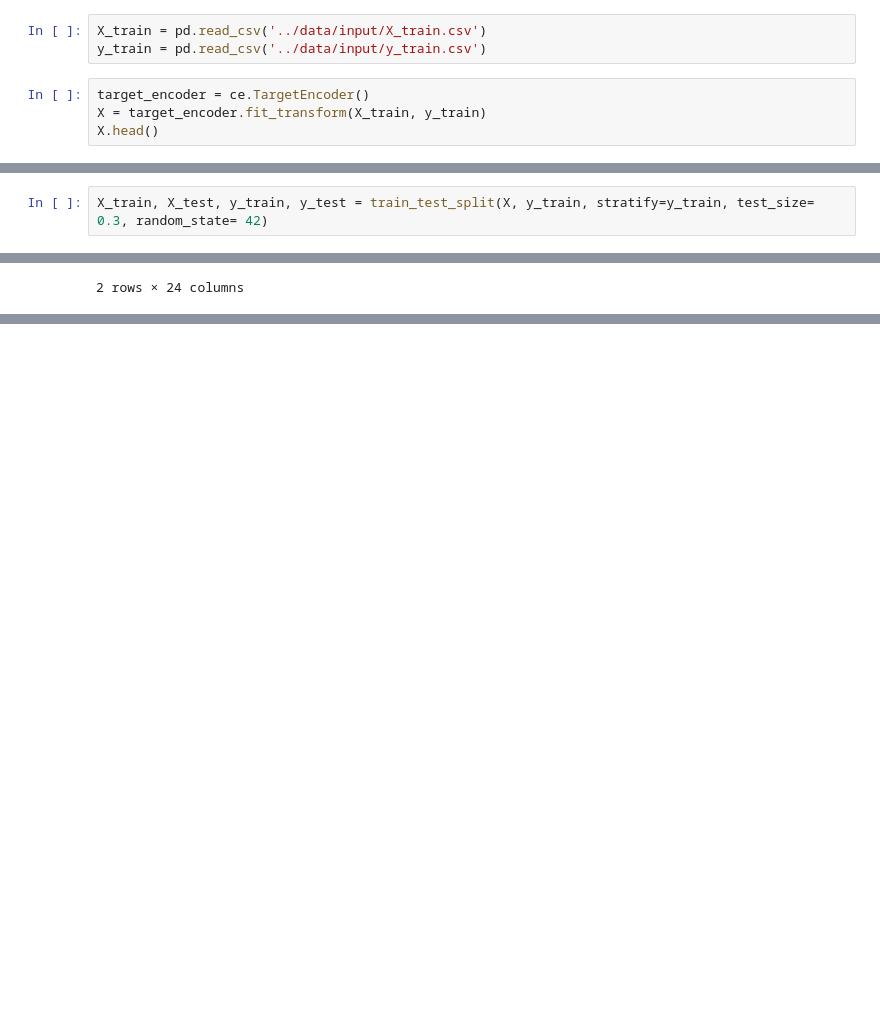
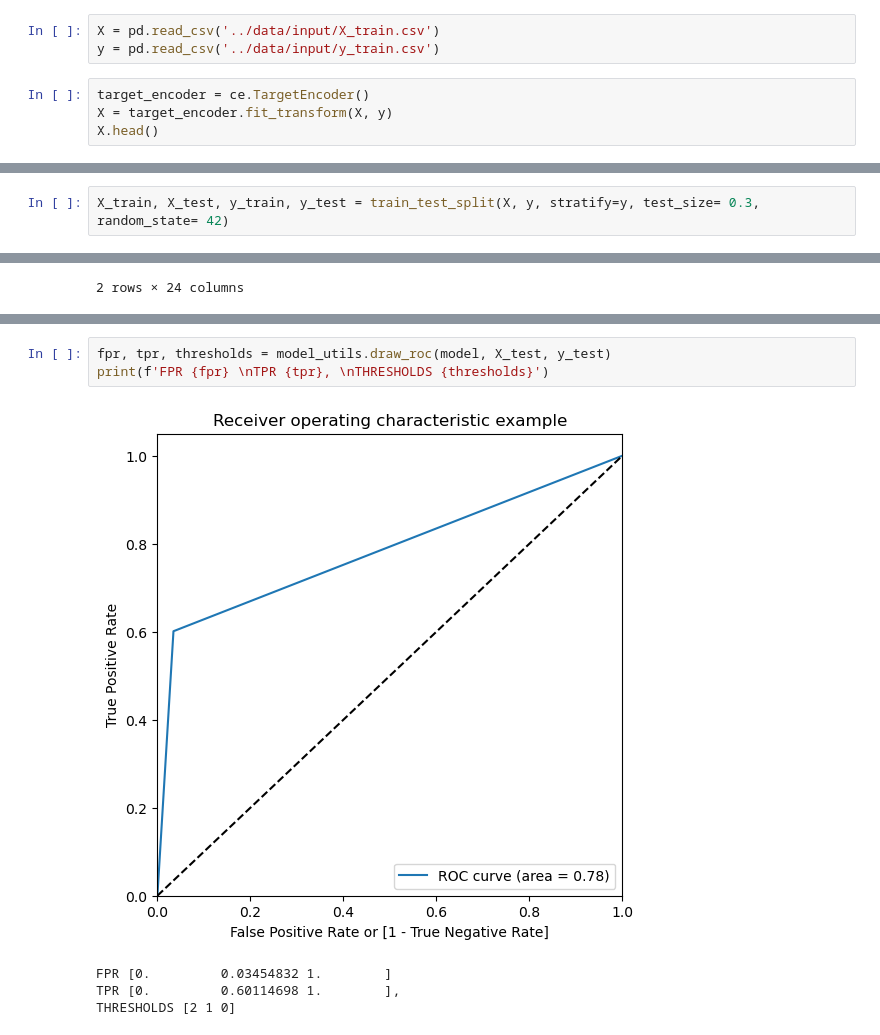
Before and after one commit to sjovicevic/ctr-prediction, a Jupyter notebook: notebooks/01_model_exploration.ipynb, the cells around one changed output, grey strips where cells are left out. Saved outputs shown, nothing was run; the diff lists cells and outputs as text; blank space fills up the shorter version.

Commit message:
added receiver operating characterstic for log regression model

```diff
--- a/notebooks/01_model_exploration.ipynb
+++ b/notebooks/01_model_exploration.ipynb
@@ -16,9 +17,9 @@ from sklearn.linear_model import LogisticRegression
 # %%
-X_train = pd.read_csv('../data/input/X_train.csv')
-y_train = pd.read_csv('../data/input/y_train.csv')
+X = pd.read_csv('../data/input/X_train.csv')
+y = pd.read_csv('../data/input/y_train.csv')
 # %%
 target_encoder = ce.TargetEncoder()
-X = target_encoder.fit_transform(X_train, y_train)
+X = target_encoder.fit_transform(X, y)
 X.head()
 # %% [output]
 |  | index | C1 | banner_pos | site_id | site_domain | site_category | app_id | app_domain | app_category | ... |
@@ -29,7 +30,7 @@ X.head()
 | 4 | 2987382 | 1005 | 0 | 0.205980 | 0.205980 | 0.208215 | 0.198970 | 0.195158 | 0.199443 | ... |
 5 rows × 24 columns
 # %%
-X_train, X_test, y_train, y_test = train_test_split(X, y_train, stratify=y_train, test_size= 0.3, random_state= 42)
+X_train, X_test, y_train, y_test = train_test_split(X, y, stratify=y, test_size= 0.3, random_state= 42)
 # %%
 outcome = pd.DataFrame()
 dummy_clf = DummyClassifier(strategy= "most_frequent")
@@ -99,3 +98,11 @@ Test data confusion matrix:
 |  | model-name | accuracy-train | precision-train | recall-train | accuracy_test | precision-test | recall-test | ... |
 | 0 | DummyClassifier | 0.830068 | 0.000000 | NaN | 0.830068 | 0.000000 | NaN | ... |
 | 0 | LogisticRegression | 0.903160 | 0.599798 | 0.779493 | 0.903544 | 0.601147 | 0.780807 | ... |
+# %%
+fpr, tpr, thresholds = model_utils.draw_roc(model, X_test, y_test)
+print(f'FPR {fpr} \nTPR {tpr}, \nTHRESHOLDS {thresholds}')
+# %% [output]
+[figure, added]
+FPR [0.         0.03454832 1.        ]
+TPR [0.         0.60114698 1.        ],
+THRESHOLDS [2 1 0]
```
Also changed, not shown: parts of 2 cells of this notebook.
